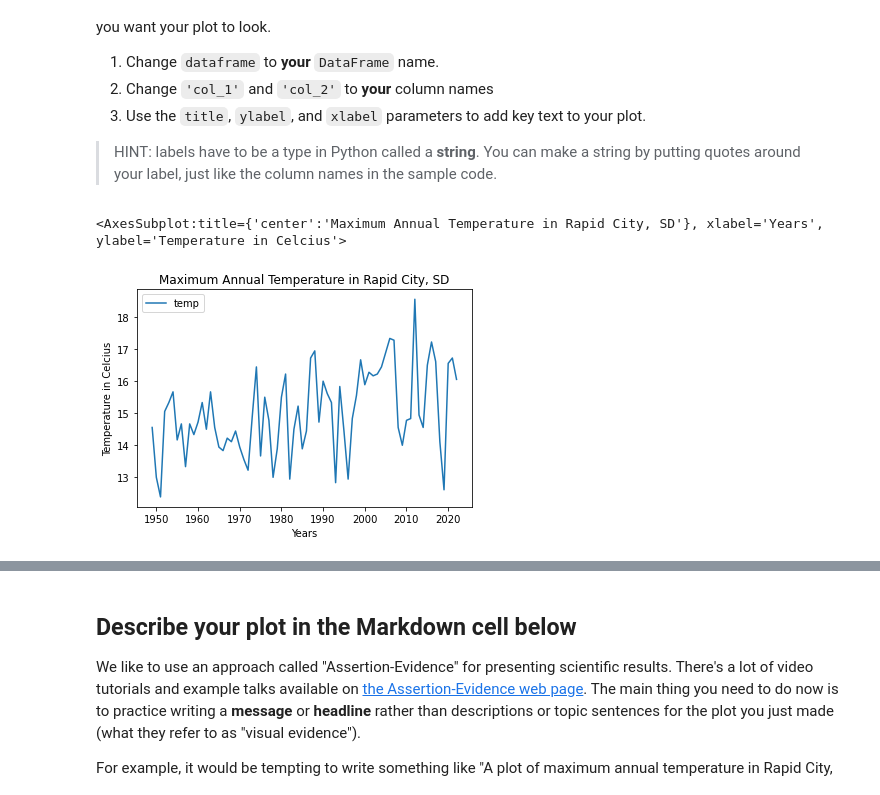
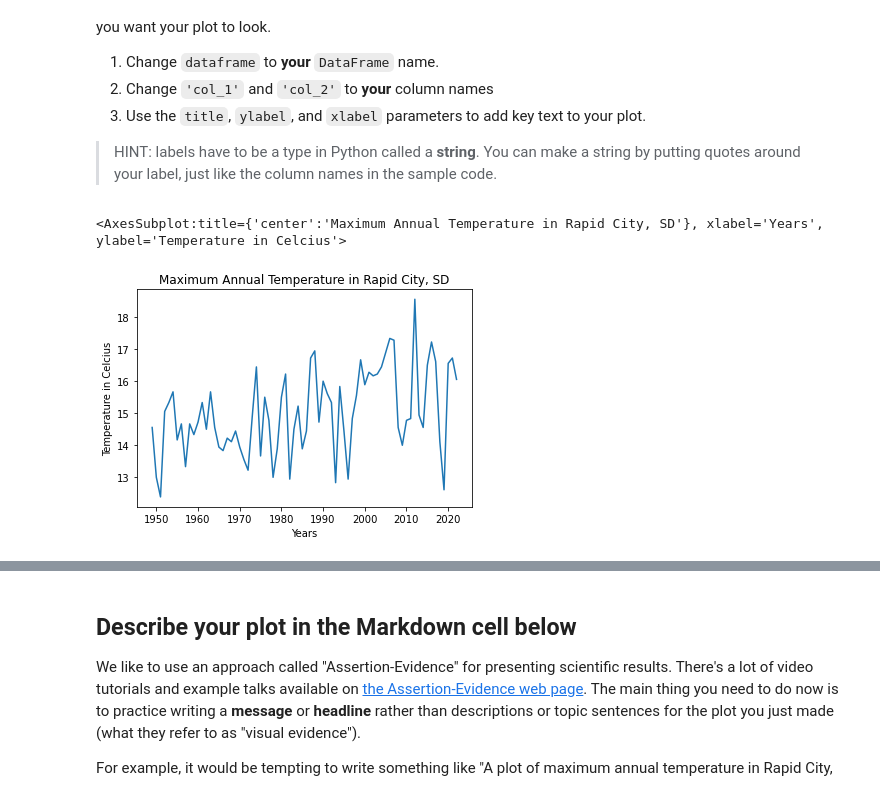
Before and after one commit to megsmedes/get-started-with-reproducible-science-megsmedes, a Jupyter notebook: Get Started with Open Reproducible Science!.ipynb, the cells around one changed output, grey strips where cells are left out. Drawn from its saved outputs; the diff is of its cells as text; code cells hidden in the pictures.

```diff
--- a/Get Started with Open Reproducible Science!.ipynb
+++ b/Get Started with Open Reproducible Science!.ipynb
@@ -417,11 +417,11 @@ Plotting in Python is easy, but not quite this easy! You'll always need to add s
 # %%
 #plotting and labeling axes
 rapid_city_df.plot(x='years', y='temp', title="Maximum "
                    "Annual Temperature in Rapid City, SD",
-                   ylabel="Temperature in Celcius", xlabel="Years")
+                   ylabel="Temperature in Celcius", xlabel="Years", legend=False)
 # %% [output]
 <AxesSubplot:title={'center':'Maximum Annual Temperature in Rapid City, SD'}, xlabel='Years', ylabel='Temperature in Celcius'>
-[figure, old version]
+[figure, new version]
 # %% [markdown]
 **THIS ISN'T THE END! Don't forget to complete the next task where you will describe your plot**
 
```
Also changed, not shown: parts of 10 cells of this notebook, 3 other files.
